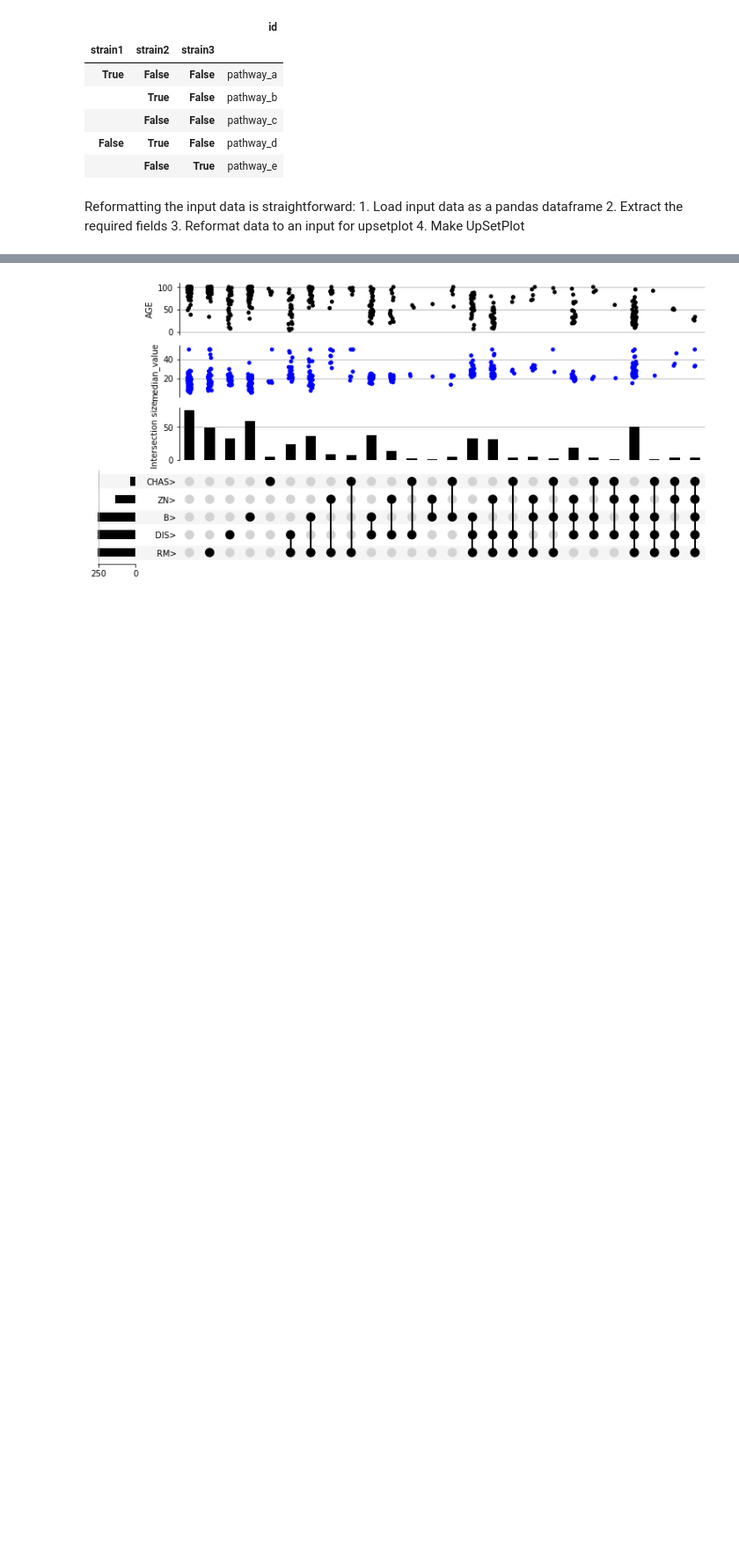
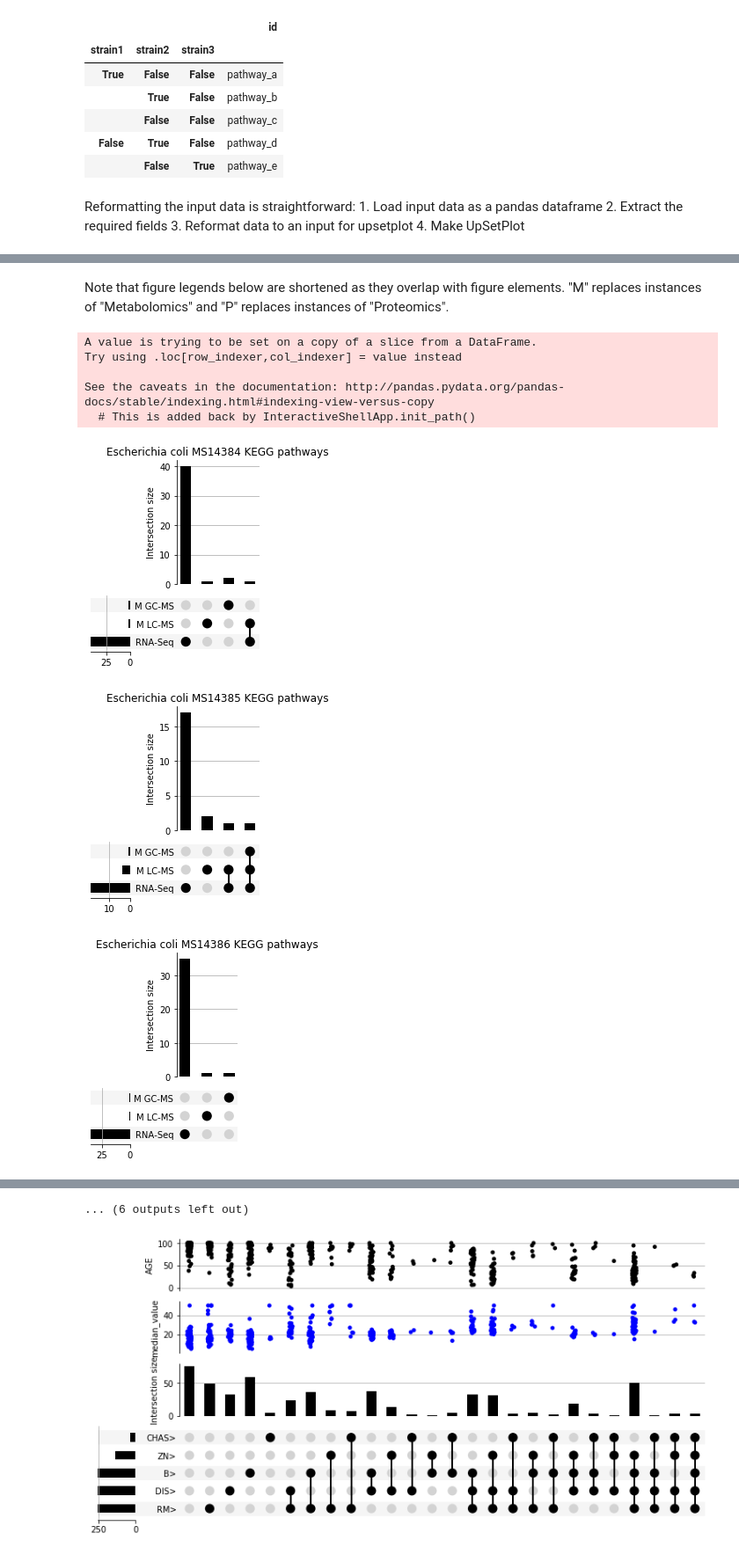
Before and after one commit to mabelbpa/Bioplatforms-Australia-Sepsis-Data-Integration, a Jupyter notebook: Visualizations/Source/Multiomics_Visualisation/Multiomics_Visualisation.ipynb, the cells around one changed output, grey strips where cells are left out. Shown: that part at 88% size. Drawn from its saved outputs; the diff is of its cells as text; code cells hidden in the pictures; blank space fills up the shorter version.

Commit message:
Added preliminary UpSetPlots showing intersecting KEGG pathways across multi-omics data for a single strain (work in progress)

```diff
--- a/Visualizations/Source/Multiomics_Visualisation/Multiomics_Visualisation.ipynb
+++ b/Visualizations/Source/Multiomics_Visualisation/Multiomics_Visualisation.ipynb
@@ -144,0 +233,32 @@ omics_kegg.head()
+# %% [markdown]
+Note that figure legends below are shortened as they overlap with figure elements. "M" replaces instances of "Metabolomics" and "P" replaces instances of "Proteomics".
+# %%
+# the plotting block
+for strain_multiomic in strain_multiomics:
+    # legends too long and run off page, shorten
+    strain_multiomic.reset_index(inplace=True)
+    old_index = strain_multiomic["Species_Strain_Type_of_Experiment"]
+    plt_title = [" ".join(x.split(" ", 3)[:3]) for x in old_index.tolist()]
+    assert len(set(plt_title)) is 1, "There seems to be more than one species present within one comparison"
+    new_index = [" ".join(x.split(" ", 3)[3:]) for x in old_index.tolist()]
+    new_index = [omic.replace("Metabolomics", "M") for omic in new_index]
+    new_index = [omic.replace("Proteomics", "P") for omic in new_index]
+    strain_multiomic["Species_Strain_Type_of_Experiment"] = new_index
+    strain_multiomic.set_index("Species_Strain_Type_of_Experiment", inplace=True)
+
+    # reformat data to UpSetPlot format
+    strain_multiomic = strain_multiomic.to_dict()['kegg_pathway_name']
+    strain_multiomic = from_contents(strain_multiomic)
+    upset = UpSet(strain_multiomic, subset_size='count')#, intersection_plot_elements=3)
+    upset.plot()
+    plt.title(" ".join([plt_title[0], "KEGG pathways"]))
+    plt.show()
+# %% [output]
+A value is trying to be set on a copy of a slice from a DataFrame.
+Try using .loc[row_indexer,col_indexer] = value instead
+
+See the caveats in the documentation: http://pandas.pydata.org/pandas-docs/stable/indexing.html#indexing-view-versus-copy
+  # This is added back by InteractiveShellApp.init_path()
+[figure, added]
+[figure, added]
+[figure, added]
@@ -145,3 +273,4 @@ omics_kegg.head()
+... (6 outputs left out)
 # %%
 # more complex example (reference only, requires scikit-learn to be installed)
 import pandas as pd
```
Also changed, not shown: parts of 11 cells of this notebook.
